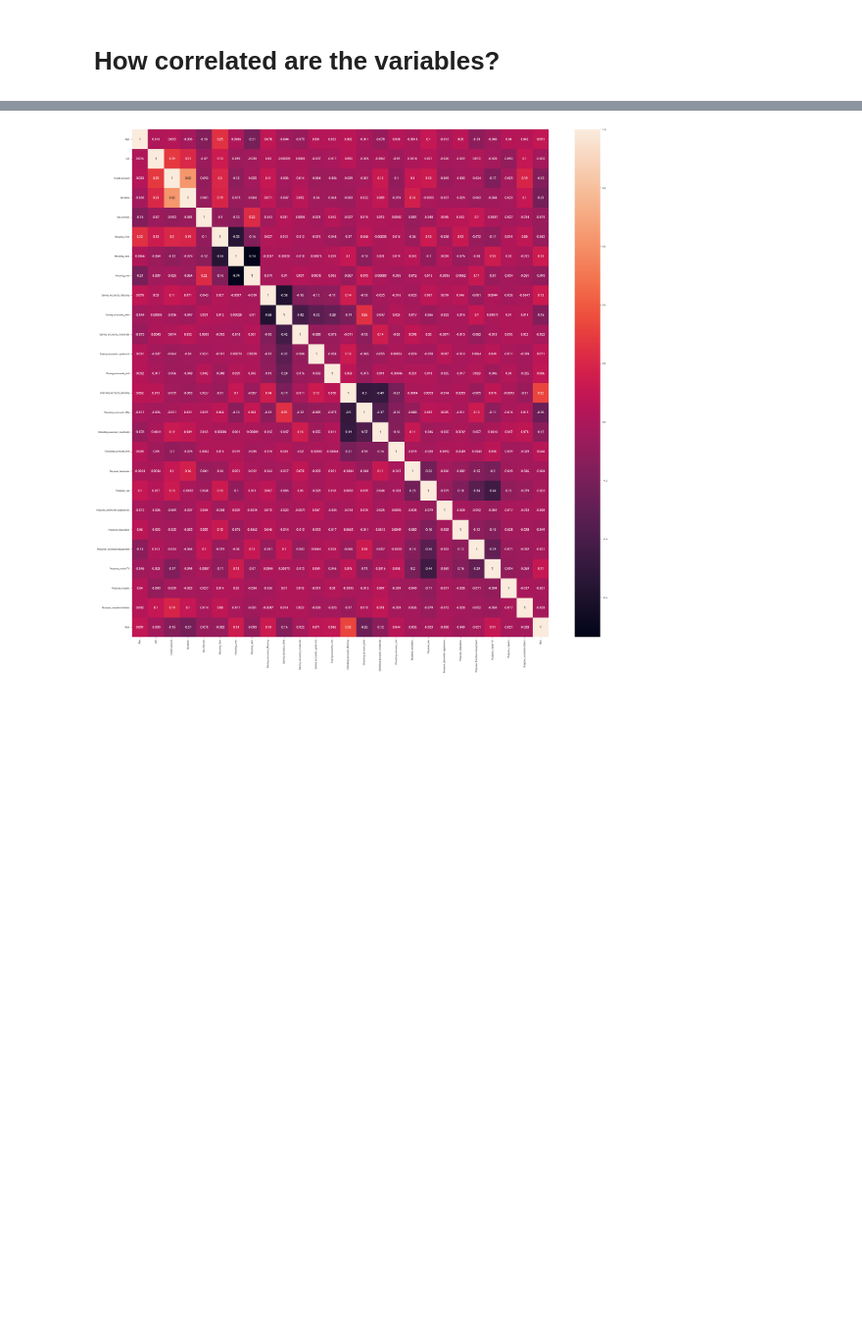
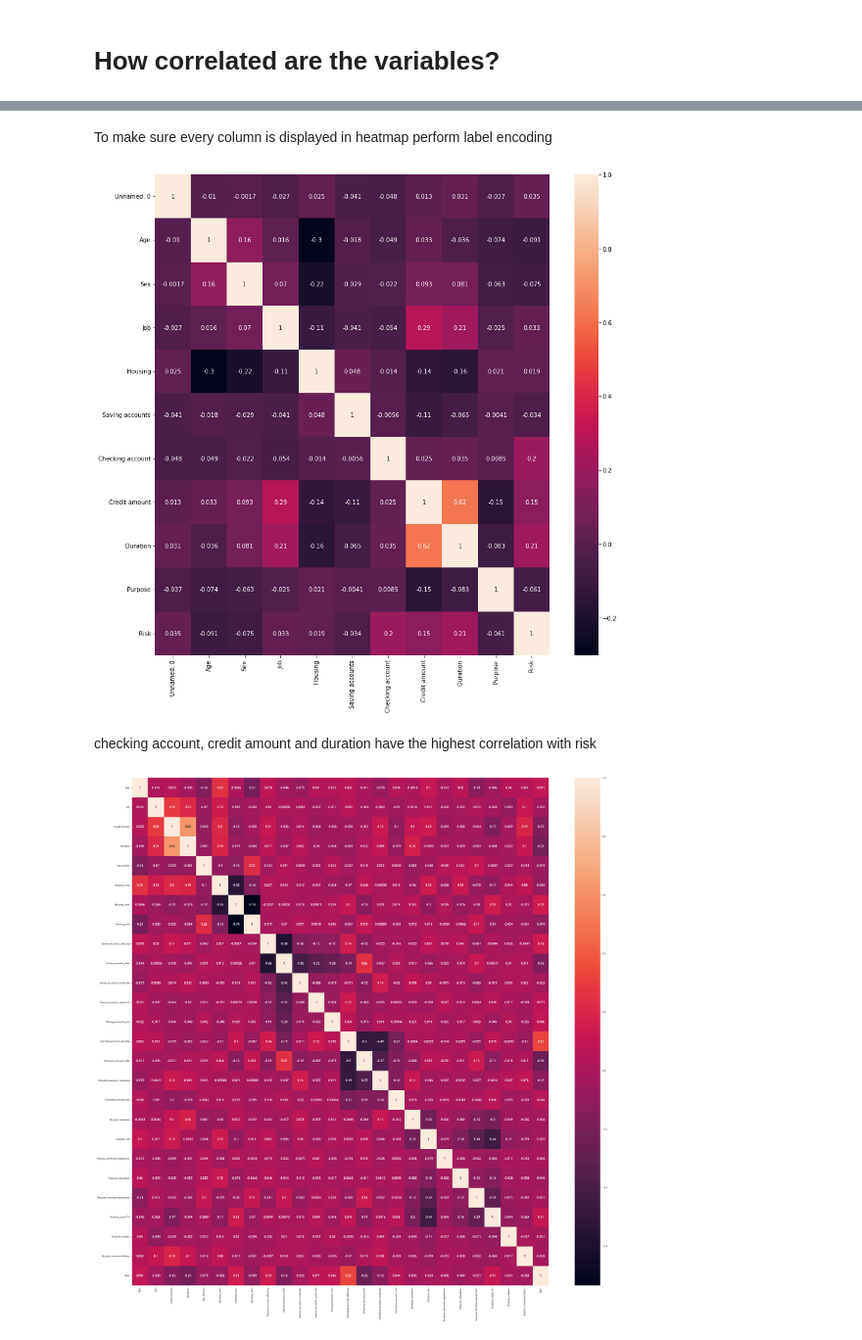
Before and after one commit to brodriguesdemiranda/XAI, a Jupyter notebook: EDA.ipynb, the cells around one changed output, grey strips where cells are left out. Shown at 98% size. Drawn from its saved outputs; the diff is of its cells as text; code cells hidden in the pictures; blank space fills up the shorter version.

```diff
--- a/EDA.ipynb
+++ b/EDA.ipynb
@@ -119,3 +133,21 @@ _ = sns.heatmap(corr, xticklabels=corr.columns, yticklabels=corr.columns, annot=
+# %% [markdown]
+To make sure every column is displayed in heatmap perform label encoding
+# %%
+label_encoding = df
+label_encoding['Sex']= label_encoding['Sex'].astype('category').cat.codes
+label_encoding['Housing'] = label_encoding['Housing'].astype('category').cat.codes
+label_encoding['Saving accounts'] = label_encoding['Saving accounts'].astype('category').cat.codes
+label_encoding['Checking account'] = label_encoding['Checking account'].astype('category').cat.codes
+label_encoding['Purpose'] = label_encoding['Purpose'].astype('category').cat.codes
+
+corr = label_encoding.corr()
+
+plt.figure(figsize=(15,15))
+_ = sns.heatmap(corr, xticklabels=corr.columns, yticklabels=corr.columns, annot=True)
+# %% [output]
+[figure, added]
+# %% [markdown]
+checking account, credit amount and duration have the highest correlation with risk
 # %%
 corr = df_encoded.corr()
 
```
Also changed, not shown: parts of 3 cells of this notebook.
